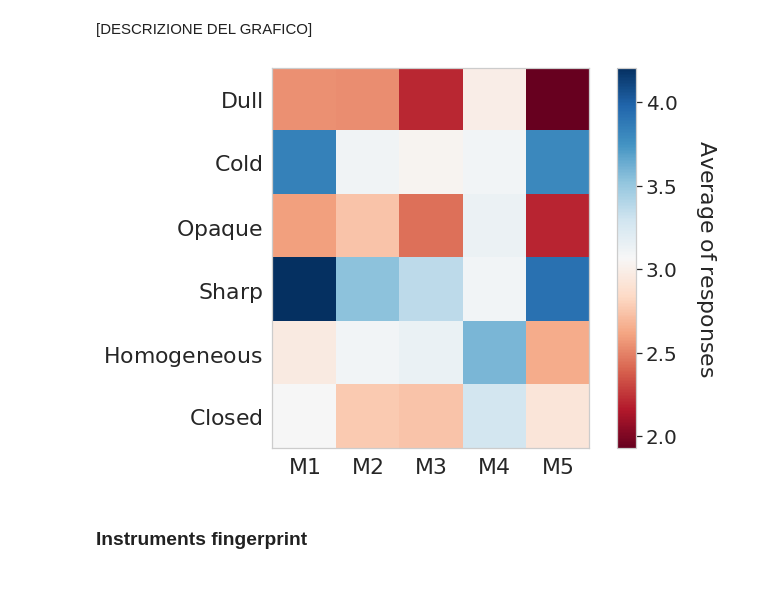
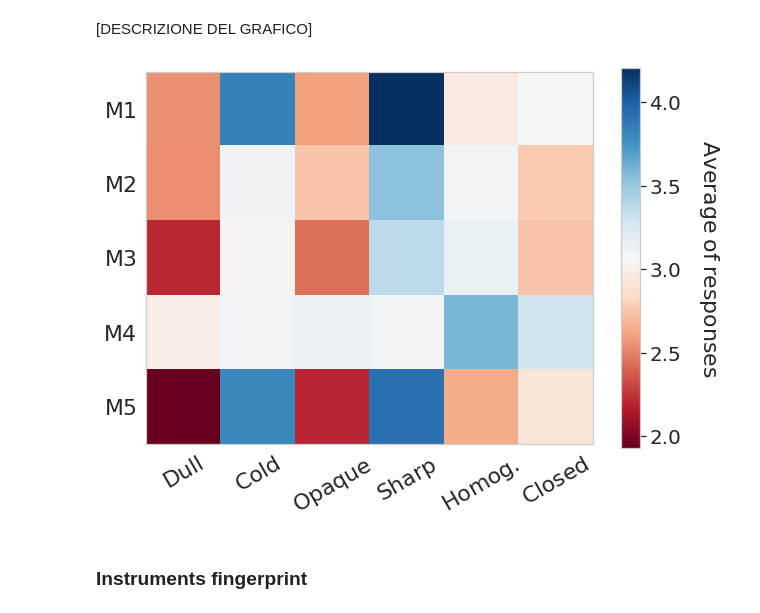
Before and after one commit to davidesalvi/mandolin_analysis, a Jupyter notebook: notebook/DataViz.ipynb, the cells around one changed output. Saved outputs shown, nothing was run; the diff lists cells and outputs as text; code cells hidden in the pictures; blank space fills up the shorter version.

Commit message:
fingerprint plot update

```diff
--- a/notebook/DataViz.ipynb
+++ b/notebook/DataViz.ipynb
@@ -373,31 +349,36 @@ plt.show()
 # %% [markdown]
 ### Instruments features - 2D matrix <a class="anchor" id="features_2D_image"></a>
 # %%
-adjectives = [r'$\mathrm{Dull}$',r'$\mathrm{Cold}$',r'$\mathrm{Opaque}$',r'$\mathrm{Sharp}$',r'$\mathrm{Homogeneous}$',r'$\mathrm{Closed}$']
-mandolins = [r'$\mathrm{M1}$', r'$\mathrm{M2}$', r'$\mathrm{M3}$', r'$\mathrm{M4}$', r'$\mathrm{M5}$']
-
 mand1 = np.mean(data.iloc[:, 4:10], axis=0).to_list()
 mand2 = np.mean(data.iloc[:, 12:18], axis=0).to_list()
 mand3 = np.mean(data.iloc[:, 20:26], axis=0).to_list()
 mand4 = np.mean(data.iloc[:, 28:34], axis=0).to_list()
 mand5 = np.mean(data.iloc[:, 36:42], axis=0).to_list()
+mand_all = np.array([mand1, mand2, mand3, mand4, mand5])
+
+mand_all = np.vstack([mand_all, mand_all[:1,:]])
+mand_all = np.hstack([mand_all, mand_all[:,:1]])
+
+adjectives = [r'$\mathrm{Dull}$', r'$\mathrm{Cold}$', r'$\mathrm{Opaque}$', r'$\mathrm{Sharp}$',
+              r'$\mathrm{Homog.}$', r'$\mathrm{Closed}$']
+mandolins = [r'$\mathrm{M1}$', r'$\mathrm{M2}$', r'$\mathrm{M3}$', r'$\mathrm{M4}$', r'$\mathrm{M5}$']
 # %% [markdown]
 [DESCRIZIONE DEL GRAFICO]
 # %%
 features_grid = np.array([mand1, mand2, mand3, mand4, mand5])
 plt.figure(figsize=(10, 7))
 sns.set_style("whitegrid", {'axes.grid' : False})
 
-plt.imshow(features_grid.T, cmap='RdBu')
+plt.imshow(features_grid, cmap='RdBu')
 cbar = plt.colorbar()
 cbar.set_label(r'$\mathrm{Average\;of\;responses}$', rotation=270, size=22, labelpad=40)
 cbar.ax.tick_params(labelsize=20)
 
-plt.xticks(range(5), mandolins, size=22)
-plt.yticks(range(6), adjectives, size=22)
+plt.xticks(range(6), adjectives, size=22, rotation=30)
+plt.yticks(range(5), mandolins, size=22)
 plt.show()
 # %% [output]
-[figure, old version]
+[figure, new version]
 # %% [markdown]
 ### Instruments fingerprint <a class="anchor" id="polar_plot"></a>
 # %% [markdown]
```
Also changed, not shown: parts of 9 cells of this notebook.
